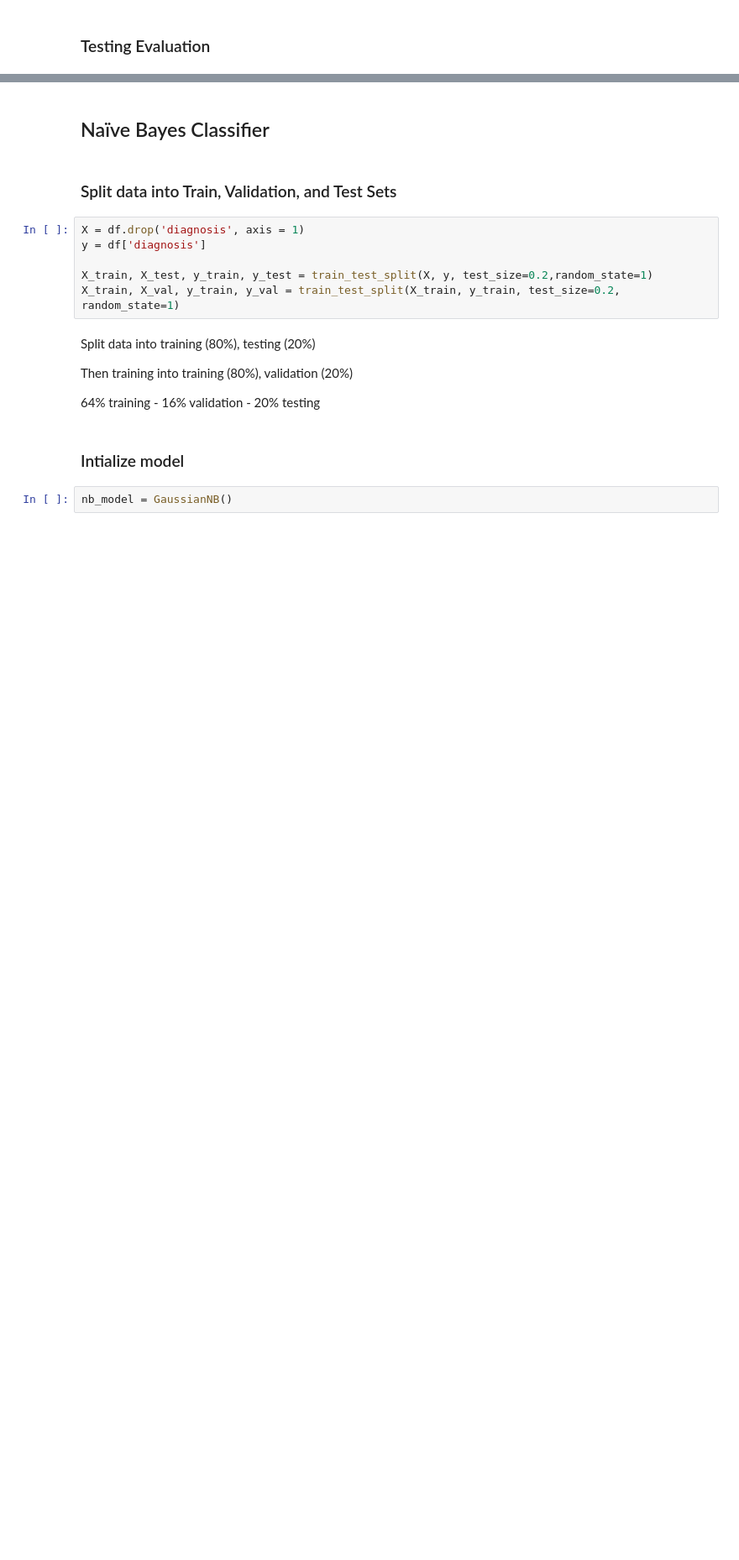
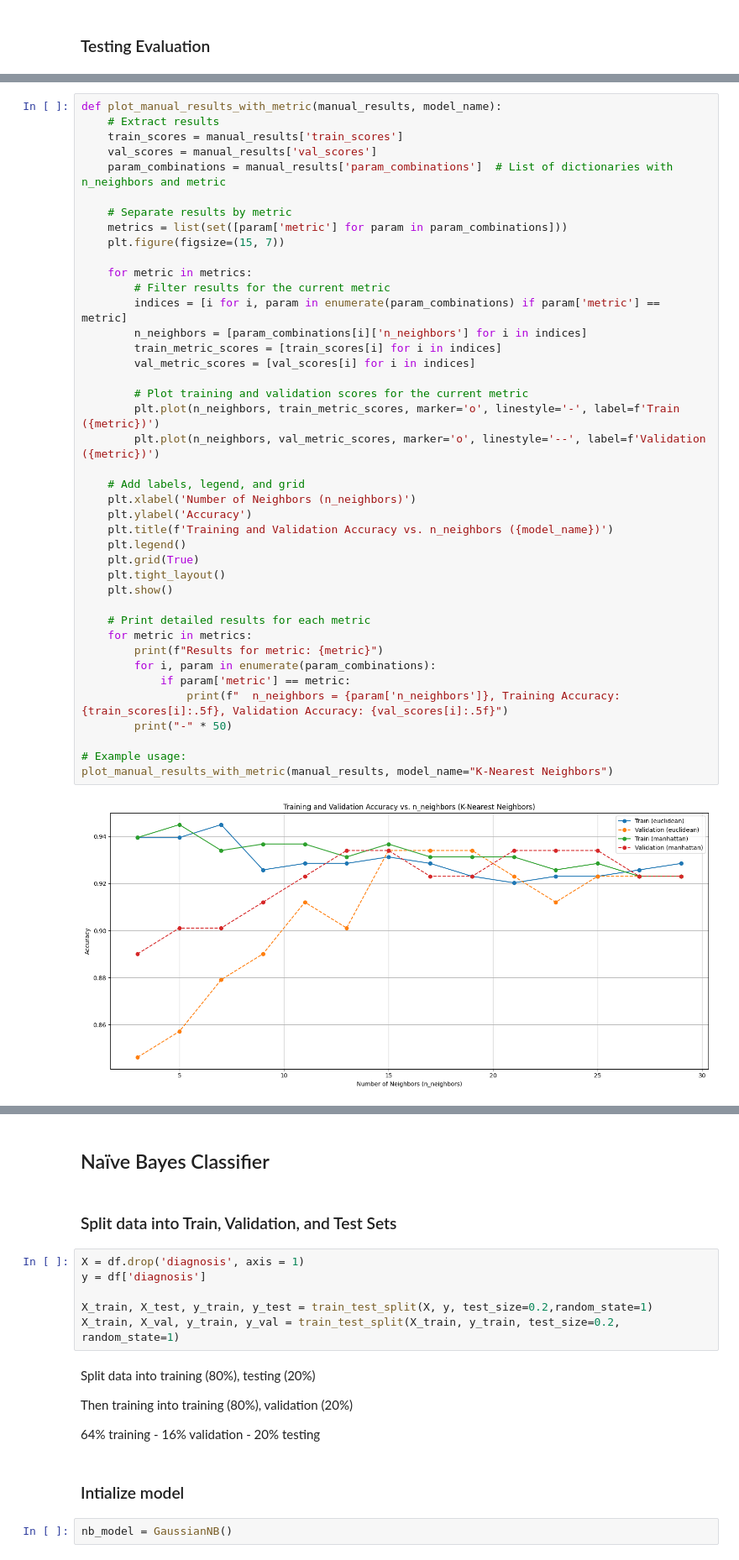
Before and after one commit to Malak0277/Breast-Cancer-Types-Prediction, a Jupyter notebook: Breast_Cancer_Model_Development_2.ipynb, the cells around one changed output, grey strips where cells are left out. Shown at 84% size. Cells and saved outputs as stored; diff of their text form; blank space fills up the shorter version.

```diff
--- a/Breast_Cancer_Model_Development_2.ipynb
+++ b/Breast_Cancer_Model_Development_2.ipynb
@@ -381,0 +413,43 @@ Confusion Matrix:
+# %%
+def plot_manual_results_with_metric(manual_results, model_name):
+    # Extract results
+    train_scores = manual_results['train_scores']
+    val_scores = manual_results['val_scores']
+    param_combinations = manual_results['param_combinations']  # List of dictionaries with n_neighbors and metric
+
+    # Separate results by metric
+    metrics = list(set([param['metric'] for param in param_combinations]))
+    plt.figure(figsize=(15, 7))
+
+    for metric in metrics:
+        # Filter results for the current metric
+        indices = [i for i, param in enumerate(param_combinations) if param['metric'] == metric]
+        n_neighbors = [param_combinations[i]['n_neighbors'] for i in indices]
+        train_metric_scores = [train_scores[i] for i in indices]
+        val_metric_scores = [val_scores[i] for i in indices]
+
+        # Plot training and validation scores for the current metric
+        plt.plot(n_neighbors, train_metric_scores, marker='o', linestyle='-', label=f'Train ({metric})')
+        plt.plot(n_neighbors, val_metric_scores, marker='o', linestyle='--', label=f'Validation ({metric})')
+
+    # Add labels, legend, and grid
+    plt.xlabel('Number of Neighbors (n_neighbors)')
+    plt.ylabel('Accuracy')
+    plt.title(f'Training and Validation Accuracy vs. n_neighbors ({model_name})')
+    plt.legend()
+    plt.grid(True)
+    plt.tight_layout()
+    plt.show()
+
+    # Print detailed results for each metric
+    for metric in metrics:
+        print(f"Results for metric: {metric}")
+        for i, param in enumerate(param_combinations):
+            if param['metric'] == metric:
+                print(f"  n_neighbors = {param['n_neighbors']}, Training Accuracy: {train_scores[i]:.5f}, Validation Accuracy: {val_scores[i]:.5f}")
+        print("-" * 50)
+
+# Example usage:
+plot_manual_results_with_metric(manual_results, model_name="K-Nearest Neighbors")
+# %% [output]
+[figure, added]
```
Also changed, not shown: parts of 32 cells of this notebook.
